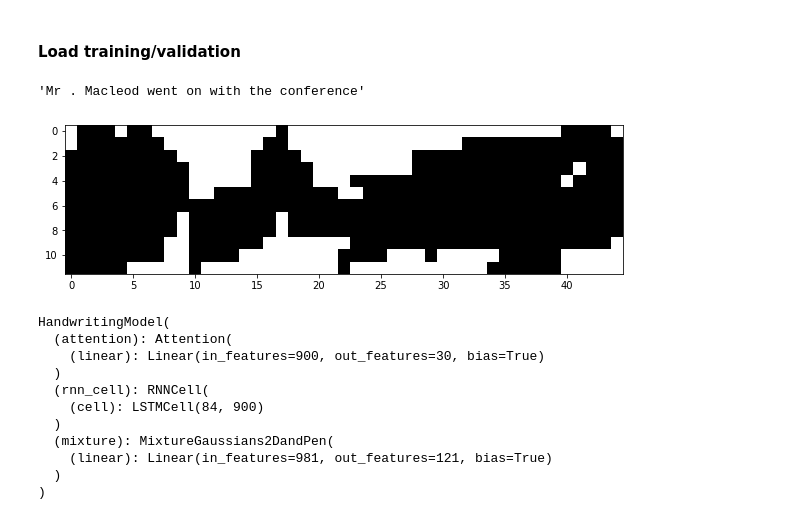
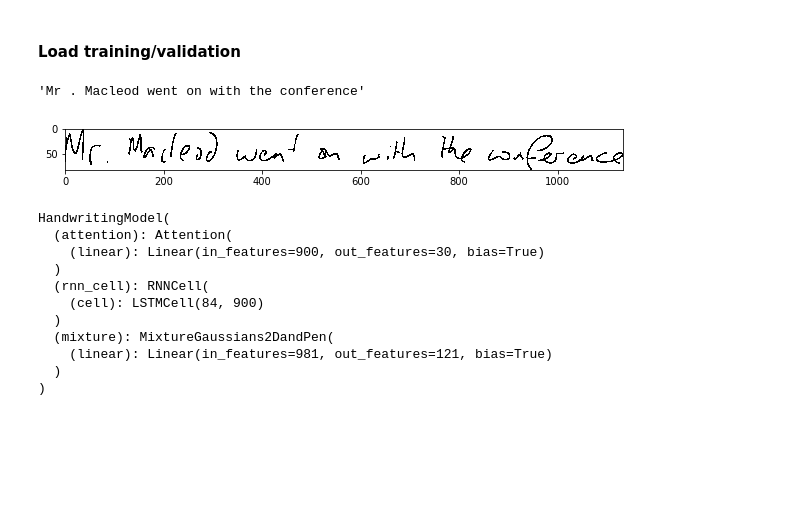
Before and after one commit to leonardoaraujosantos/Handwriting_Gen, a Jupyter notebook: prepare_dataset.ipynb, the cells around one changed output. Drawn from its saved outputs; the diff is of its cells as text; code cells hidden in the pictures; blank space fills up the shorter version.

Commit message:
Model Training

```diff
--- a/prepare_dataset.ipynb
+++ b/prepare_dataset.ipynb
@@ -85,12 +85,12 @@ val_it,   = torchtext.data.BucketIterator.splits((val_ds,),   batch_size=10, rep
 # %%
 b = train_ds[1]
 pts = torch.stack([b.xs,b.ys,b.pen.float()],dim=-1)
 pyplot.figure(figsize=(10,5))
-pyplot.imshow(utils_iam.stroke_to_image(pts[:b.ptslen[0]].cpu()), cmap=pyplot.cm.gray)
+pyplot.imshow(utils_iam.stroke_to_image(pts[:b.ptslen[0]].cpu(), train_ds), cmap=pyplot.cm.gray)
 ''.join(b.txt)
 # %% [output]
 'Mr . Macleod went on with the conference'
-[figure, old version]
+[figure, new version]
 # %%
 import model
 n_hidden = 900
```
Also changed, not shown: parts of 2 cells of this notebook, 3 other files.
